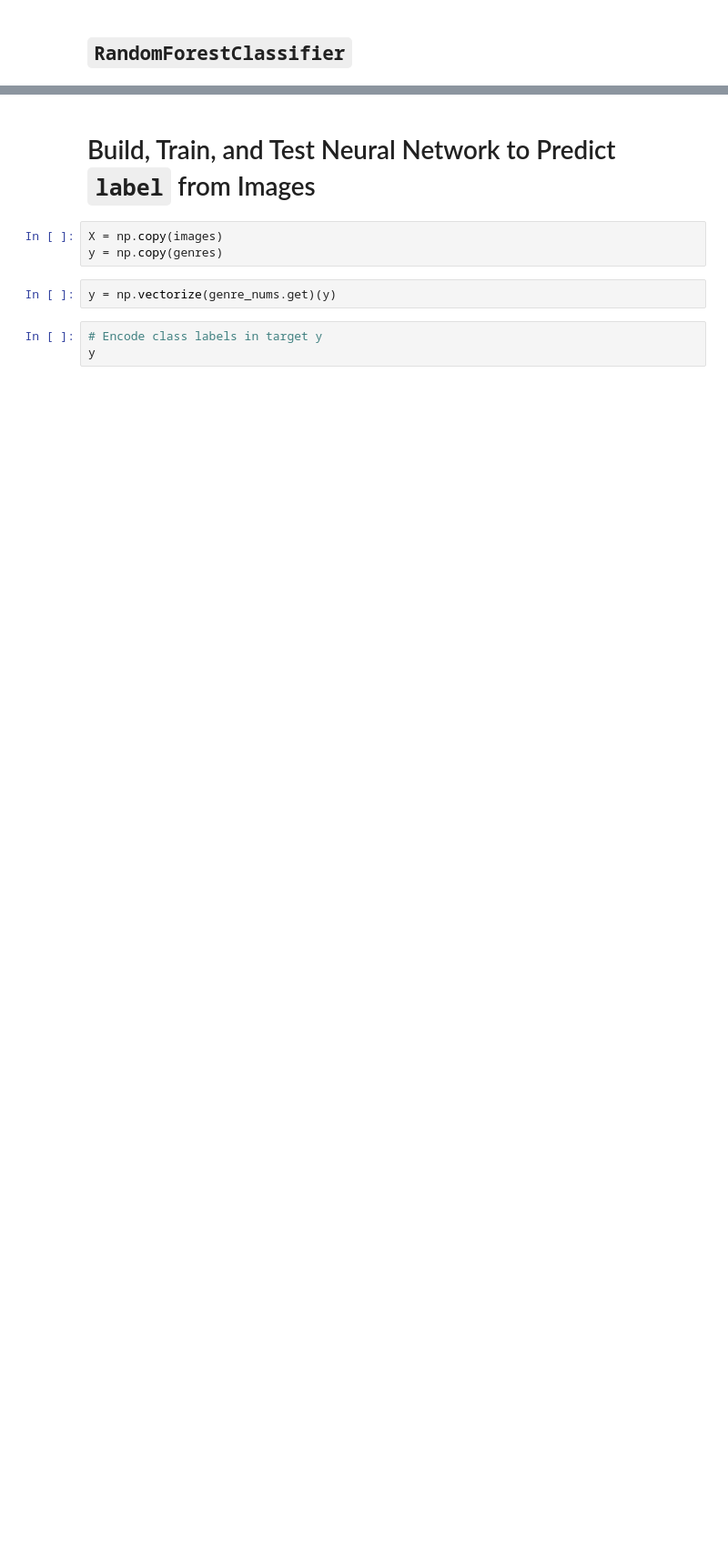
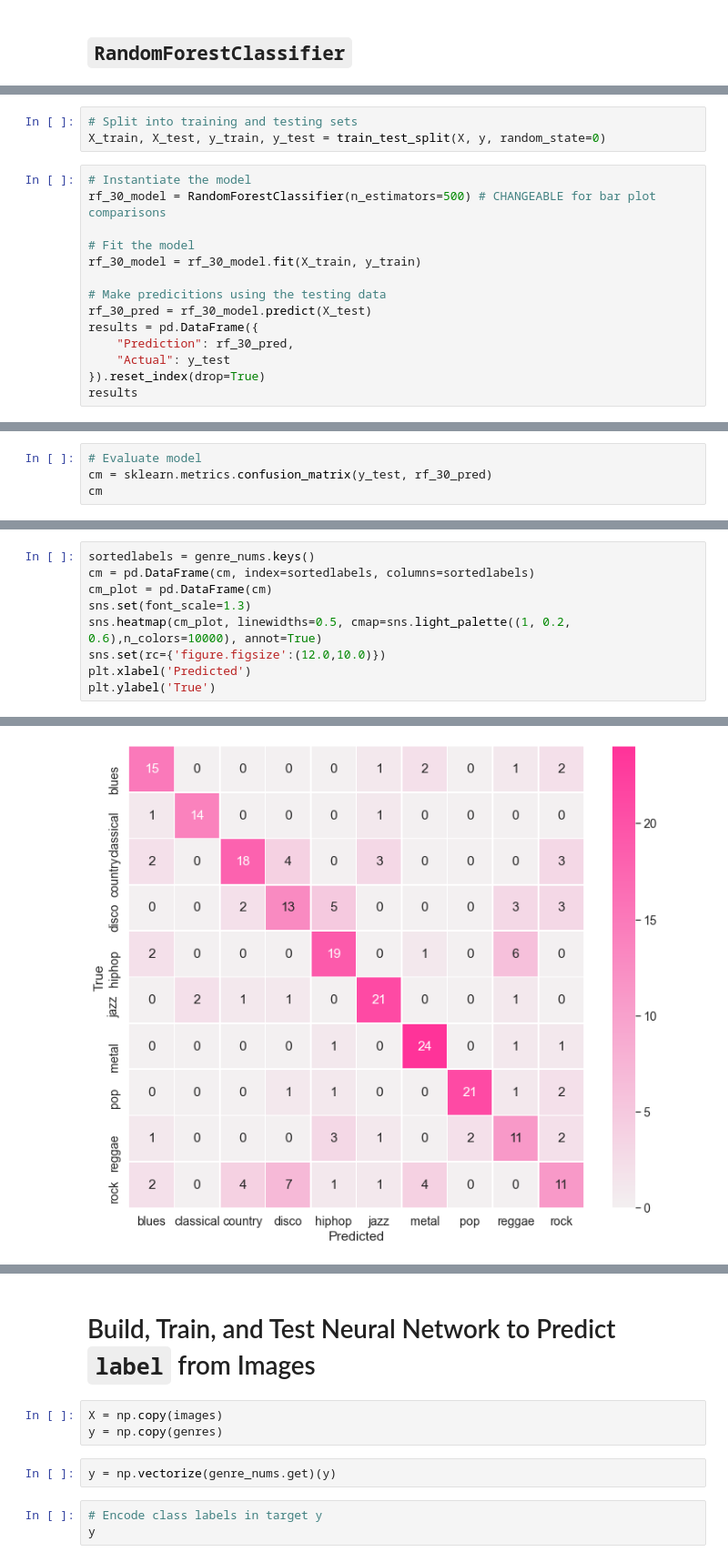
Before and after one commit to tlin41390/MusicClassification, a Jupyter notebook: MusicClassification.ipynb, the cells around one changed output, grey strips where cells are left out. Shown at 91% size. Cells and saved outputs as stored; diff of their text form; blank space fills up the shorter version.

```diff
--- a/MusicClassification.ipynb
+++ b/MusicClassification.ipynb
@@ -477,0 +556,17 @@ weighted avg       0.88      0.88      0.88      2498
+# %%
+# Split into training and testing sets
+X_train, X_test, y_train, y_test = train_test_split(X, y, random_state=0)
+# %%
+# Instantiate the model
+rf_30_model = RandomForestClassifier(n_estimators=500) # CHANGEABLE for bar plot comparisons
+
+# Fit the model
+rf_30_model = rf_30_model.fit(X_train, y_train)
+
+# Make predicitions using the testing data
+rf_30_pred = rf_30_model.predict(X_test)
+results = pd.DataFrame({
+    "Prediction": rf_30_pred,
+    "Actual": y_test
+}).reset_index(drop=True)
+results
@@ -477,0 +587,4 @@ weighted avg       0.88      0.88      0.88      2498
+# %%
+# Evaluate model
+cm = sklearn.metrics.confusion_matrix(y_test, rf_30_pred)
+cm
@@ -477,0 +602,10 @@ weighted avg       0.88      0.88      0.88      2498
+# %%
+sortedlabels = genre_nums.keys()
+cm = pd.DataFrame(cm, index=sortedlabels, columns=sortedlabels)
+cm_plot = pd.DataFrame(cm)
+sns.set(font_scale=1.3)
+sns.heatmap(cm_plot, linewidths=0.5, cmap=sns.light_palette((1, 0.2, 0.6),n_colors=10000), annot=True)
+sns.set(rc={'figure.figsize':(12.0,10.0)})
+plt.xlabel('Predicted')
+plt.ylabel('True')
+# %% [output]
@@ -477,0 +613 @@ weighted avg       0.88      0.88      0.88      2498
+[figure, added]
```
Also changed, not shown: parts of 34 cells of this notebook, 1 other file.
